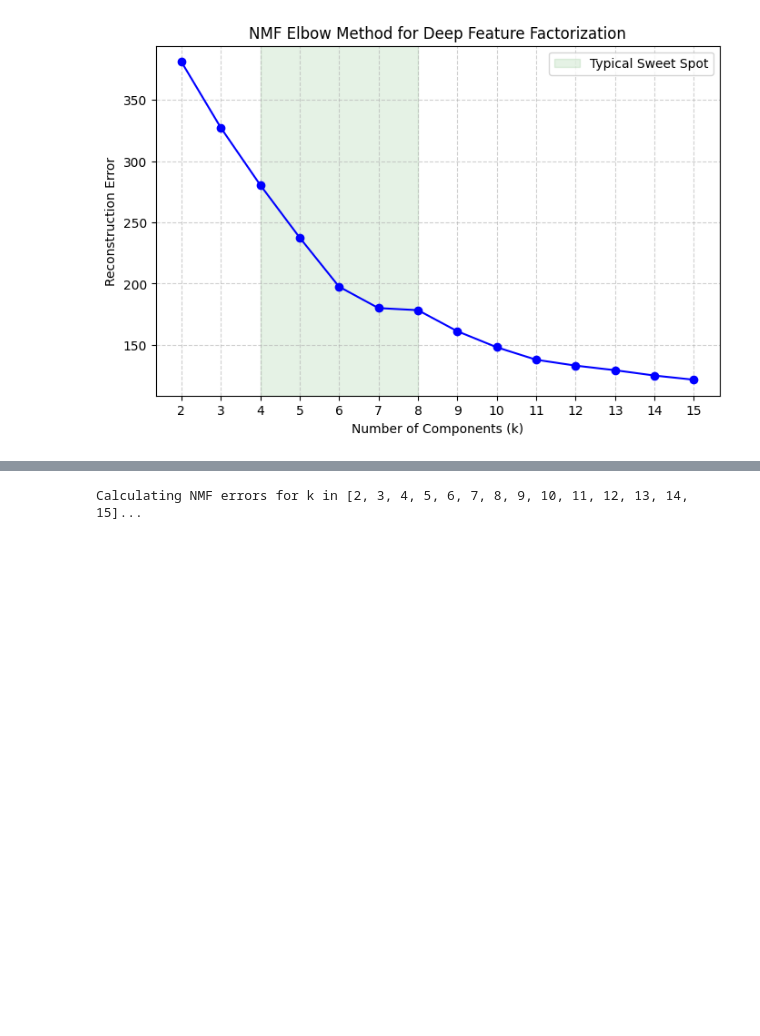
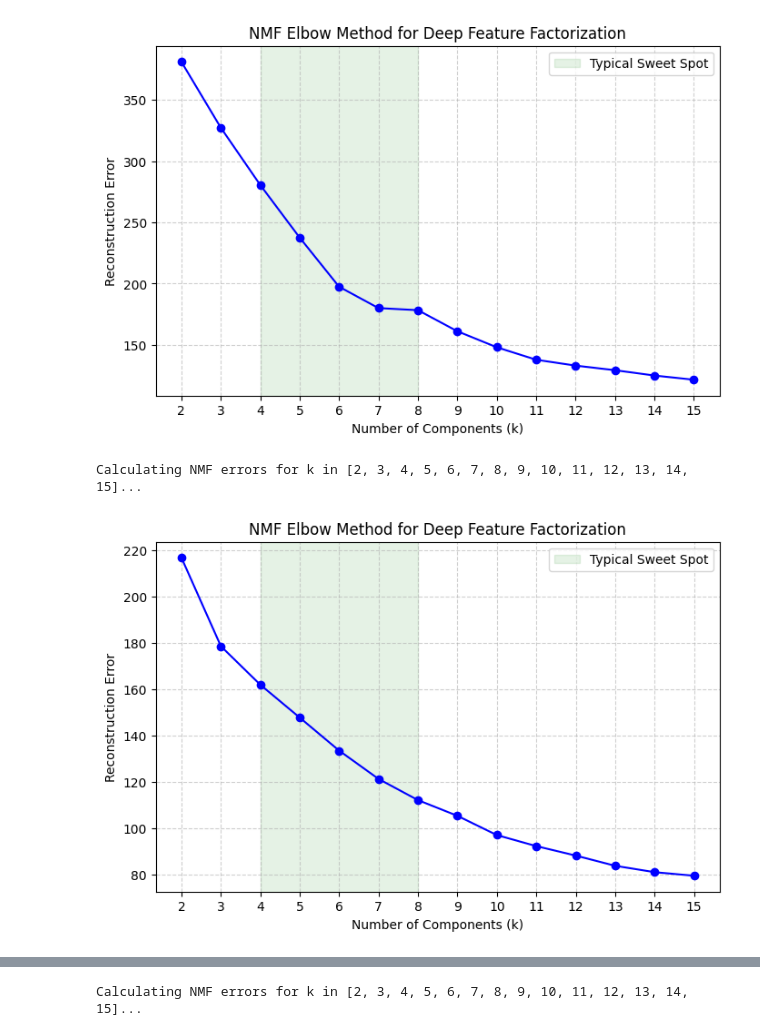
Before and after one commit to Mark2797/TTD_crack_detection, a Jupyter notebook: dff_HPF_multi_model/dff_hpf_multi_model.ipynb, the cells around one changed output, grey strips where cells are left out. Cells and saved outputs as stored; diff of their text form; code cells hidden in the pictures; blank space fills up the shorter version.

Commit message:
Update DFF multi models with multiple dataloader

```diff
--- a/dff_HPF_multi_model/dff_hpf_multi_model.ipynb
+++ b/dff_HPF_multi_model/dff_hpf_multi_model.ipynb
@@ -397,3 +402,8 @@ plot_nmf_elbow(model_imagenet, test_dl_imagenet, target_layer_imagenet, device,
 # %% [output]
 Calculating NMF errors for k in [2, 3, 4, 5, 6, 7, 8, 9, 10, 11, 12, 13, 14, 15]...
 [figure]
+# %%
+plot_nmf_elbow(model_no_weight, test_dl_no_weight, target_layer_no_weight, device, k_range=range(2, 16))
+# %% [output]
+Calculating NMF errors for k in [2, 3, 4, 5, 6, 7, 8, 9, 10, 11, 12, 13, 14, 15]...
+[figure, added]
```
Also changed, not shown: parts of 5 cells of this notebook, 33 other files.
